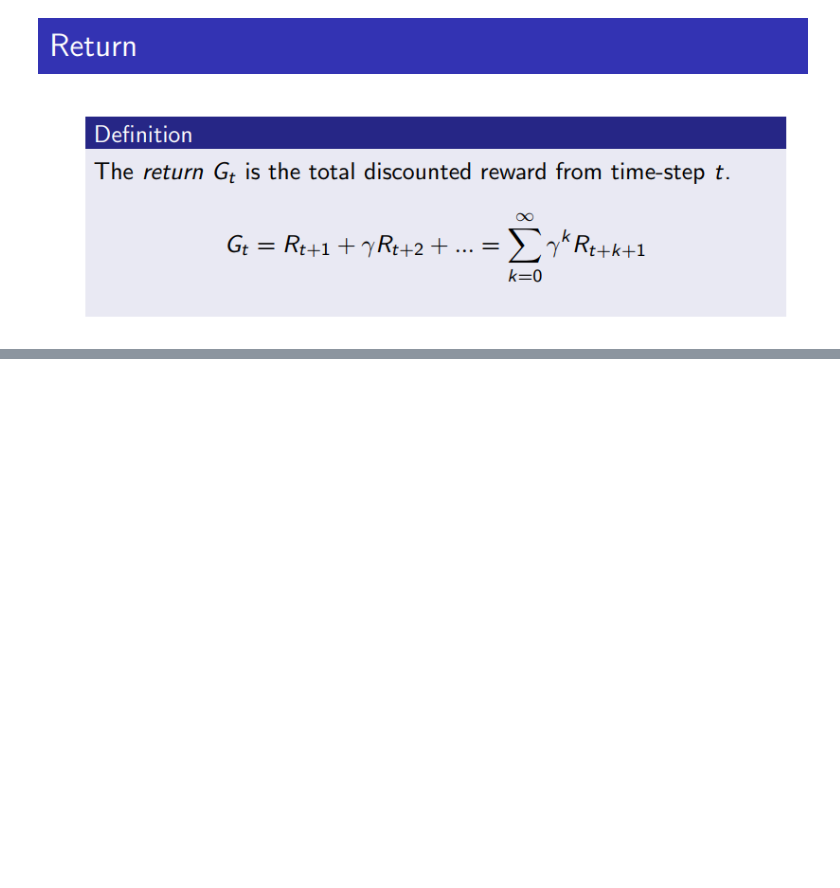
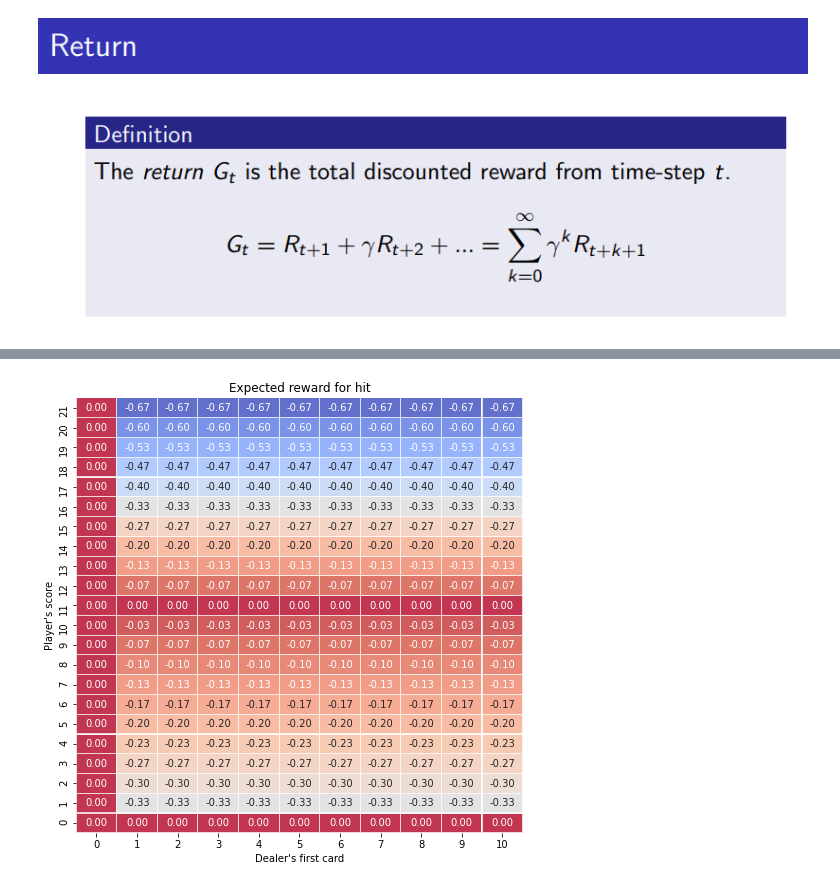
Before and after one commit to basselkassem/easy21, a Jupyter notebook: Dynamic_Programing.ipynb, the cells around one changed output, grey strips where cells are left out. Cells and saved outputs as stored; diff of their text form; code cells hidden in the pictures; blank space fills up the shorter version.

Commit message:
create reward function

```diff
--- a/Dynamic_Programing.ipynb
+++ b/Dynamic_Programing.ipynb
@@ -72,0 +240,10 @@ A_t ~ pi(. | S_t) what ever t
+# %%
+rewards = np.zeros((env.MAX_VALUE + 1, env.MAX_VALUE + 1))
+rewards[1:, 0] = -1
+rewards_hit = np.sum(player_trans_proba * rewards, axis= -1)
+rewards_hit = rewards_hit.reshape(-1, 1) + np.zeros((env.MAX_VALUE + 1, env.MAX_VALUE + 1))
+rewards_hit[:, 0] = 0
+rewards_hit = rewards_hit[:, 0: 11]
+draw2d_array(rewards_hit, 'Expected reward for hit')
+# %% [output]
+[figure, added]
```
Also changed, not shown: parts of 20 cells of this notebook.
